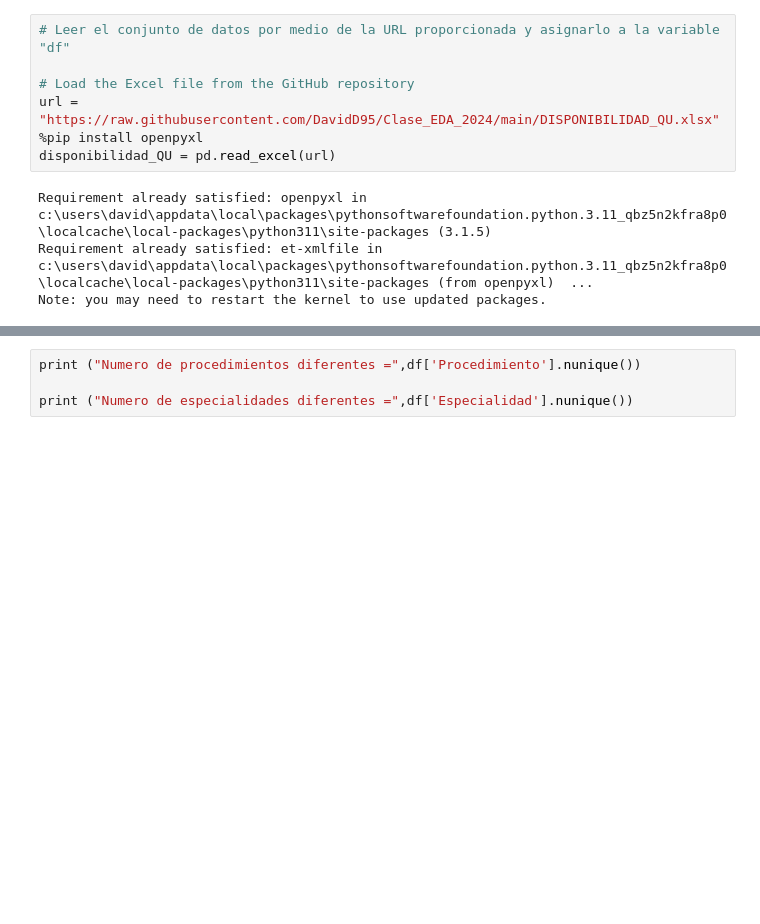
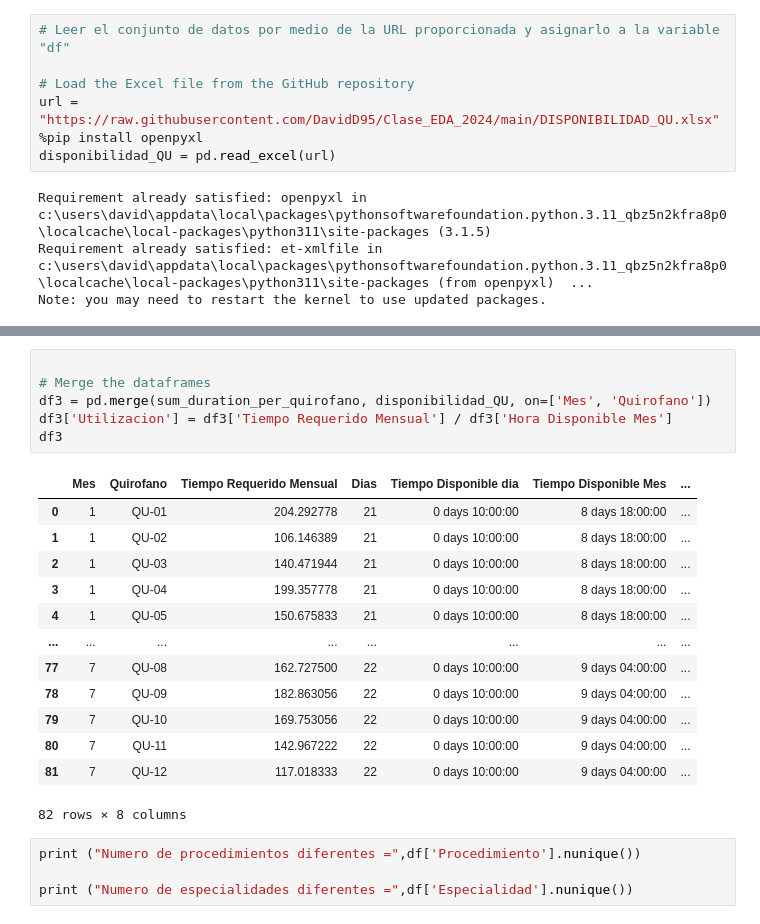
Before and after one commit to DavidD95/Clase_ADA_2024, a Jupyter notebook: Proyecto_ClaseEDA copy.ipynb, the cells around one changed output, grey strips where cells are left out. Cells and saved outputs as stored; diff of their text form; blank space fills up the shorter version.

```diff
--- a/Proyecto_ClaseEDA copy.ipynb
+++ b/Proyecto_ClaseEDA copy.ipynb
@@ -455,3 +461,23 @@ disponibilidad_QU[['Mes', 'Quirofano', 'Hora Disponible Mes']]
+# %%
+
+# Merge the dataframes
+df3 = pd.merge(sum_duration_per_quirofano, disponibilidad_QU, on=['Mes', 'Quirofano'])
+df3['Utilizacion'] = df3['Tiempo Requerido Mensual'] / df3['Hora Disponible Mes']
+df3
+# %% [output]
+|  | Mes | Quirofano | Tiempo Requerido Mensual | Dias | Tiempo Disponible dia | Tiempo Disponible Mes | ... |
+| 0 | 1 | QU-01 | 204.292778 | 21 | 0 days 10:00:00 | 8 days 18:00:00 | ... |
+| 1 | 1 | QU-02 | 106.146389 | 21 | 0 days 10:00:00 | 8 days 18:00:00 | ... |
+| 2 | 1 | QU-03 | 140.471944 | 21 | 0 days 10:00:00 | 8 days 18:00:00 | ... |
+| 3 | 1 | QU-04 | 199.357778 | 21 | 0 days 10:00:00 | 8 days 18:00:00 | ... |
+| 4 | 1 | QU-05 | 150.675833 | 21 | 0 days 10:00:00 | 8 days 18:00:00 | ... |
+| ... | ... | ... | ... | ... | ... | ... | ... |
+| 77 | 7 | QU-08 | 162.727500 | 22 | 0 days 10:00:00 | 9 days 04:00:00 | ... |
+| 78 | 7 | QU-09 | 182.863056 | 22 | 0 days 10:00:00 | 9 days 04:00:00 | ... |
+| 79 | 7 | QU-10 | 169.753056 | 22 | 0 days 10:00:00 | 9 days 04:00:00 | ... |
+| 80 | 7 | QU-11 | 142.967222 | 22 | 0 days 10:00:00 | 9 days 04:00:00 | ... |
+| 81 | 7 | QU-12 | 117.018333 | 22 | 0 days 10:00:00 | 9 days 04:00:00 | ... |
+82 rows × 8 columns
 # %%
 print ("Numero de procedimientos diferentes =",df['Procedimiento'].nunique())
 
```
Also changed, not shown: parts of 1 cell of this notebook.
